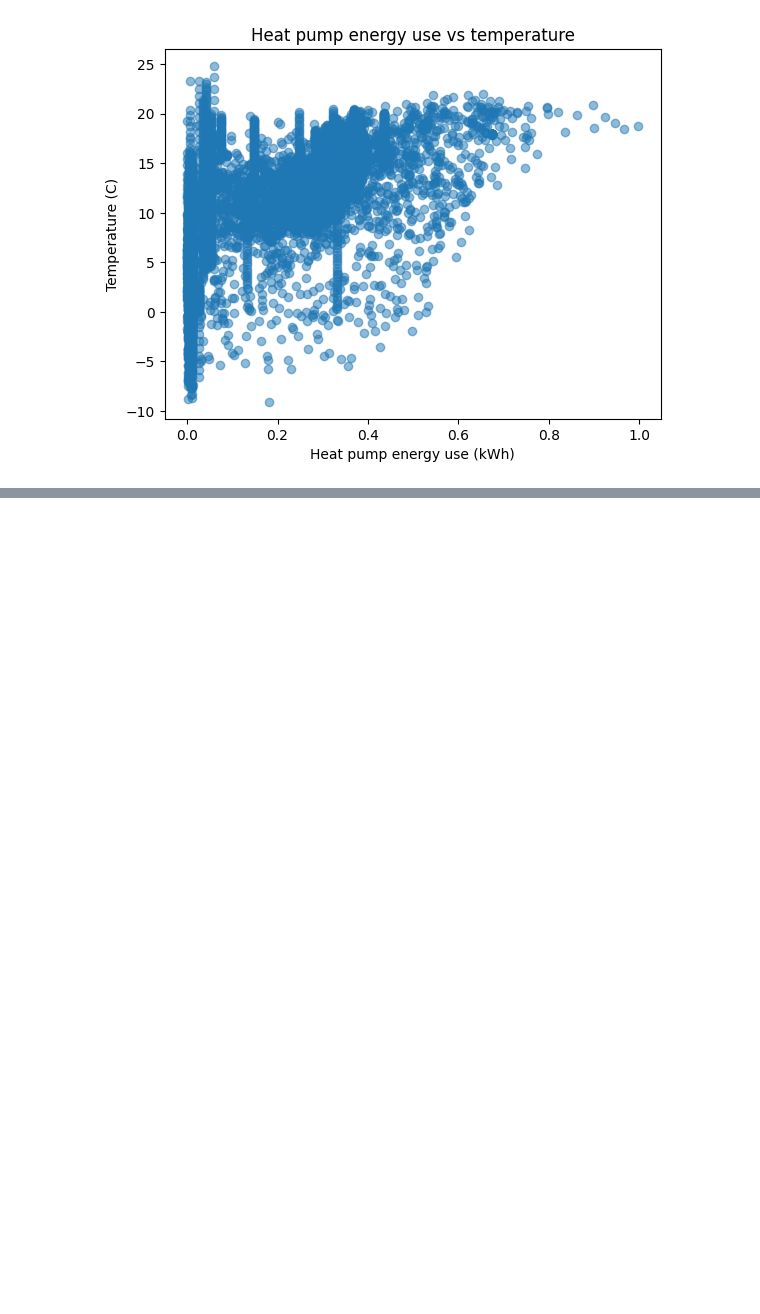
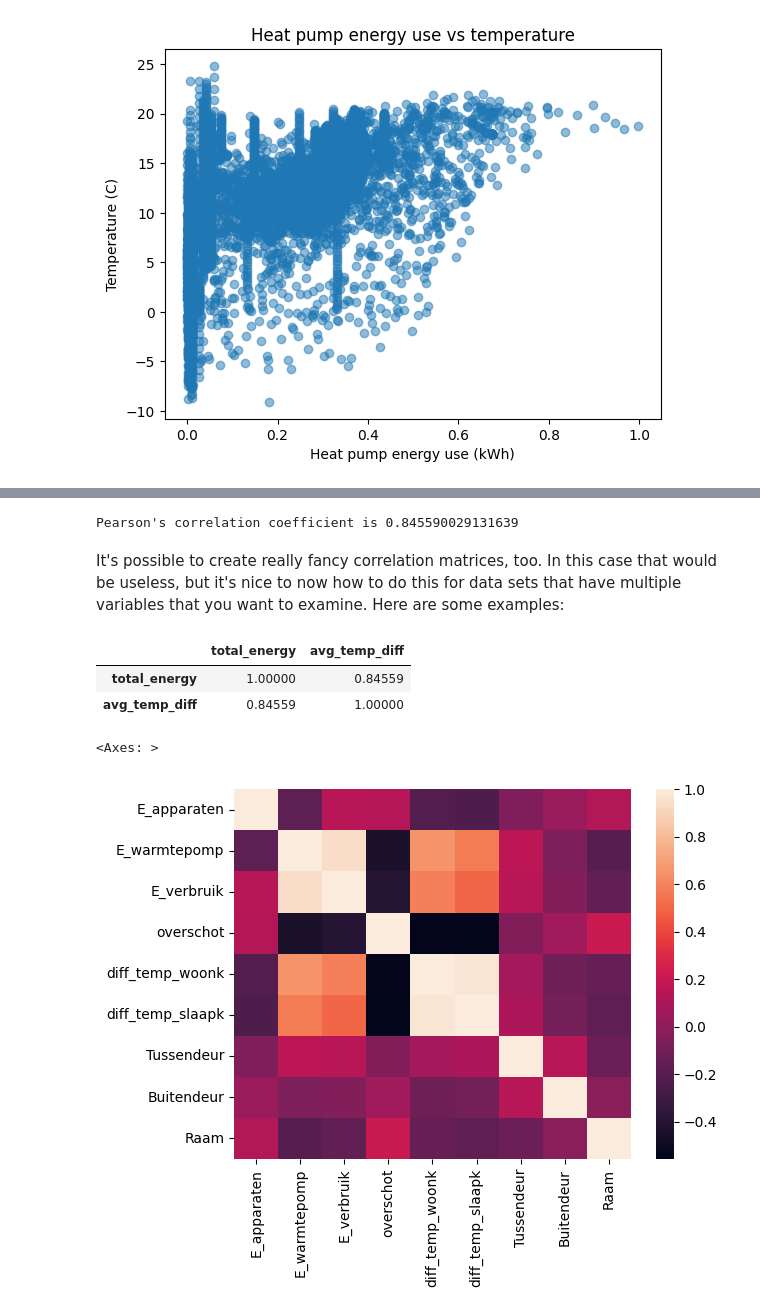
Before and after one commit to AIM-MADS-DATEXP/workshop-distributions-correlations, a Jupyter notebook: notebooks/distributions_correlations.ipynb, the cells around one changed output, grey strips where cells are left out. Drawn from its saved outputs; the diff is of its cells as text; code cells hidden in the pictures; blank space fills up the shorter version.

Commit message:
Worked on correlations

```diff
--- a/notebooks/distributions_correlations.ipynb
+++ b/notebooks/distributions_correlations.ipynb
@@ -217 +347,26 @@ Normally you would try to strengthen the pattern, for example by summarizing the
+# %%
+# Calculate Pearson's correlation coefficient anyway.
+
+print(f"Pearson's correlation coefficient is {df_summ['total_energy'].corr(df_summ['avg_temp_diff'])}")
+# %% [output]
+Pearson's correlation coefficient is 0.845590029131639
+# %% [markdown]
+It's possible to create really fancy correlation matrices, too. In this case that would be useless, but it's nice to now how to do this for data sets that have multiple variables that you want to examine. Here are some examples:
+# %%
+# Panda's has a basic correlation matrix built in.
+df_summ[['total_energy', 'avg_temp_diff']].corr()
+# %% [output]
+|  | total_energy | avg_temp_diff |
+| total_energy | 1.00000 | 0.84559 |
+| avg_temp_diff | 0.84559 | 1.00000 |
+# %%
+# To create a nice heatmap correlation matrix, you need Seaborn.
+# Here is an example using (part of) the original data set
+# (because the summary doesn't have enough columns)
+corr = dfhp[['E_apparaten', 'E_warmtepomp',	'E_verbruik', 'overschot', 'diff_temp_woonk', 'diff_temp_slaapk', 'Tussendeur', 'Buitendeur', 'Raam']].corr()
+import seaborn as sns
+sns.heatmap(corr)
+# %% [output]
+<Axes: >
+[figure, added]
 # %% [markdown]
```
Also changed, not shown: parts of 17 cells of this notebook, 1 other file.
